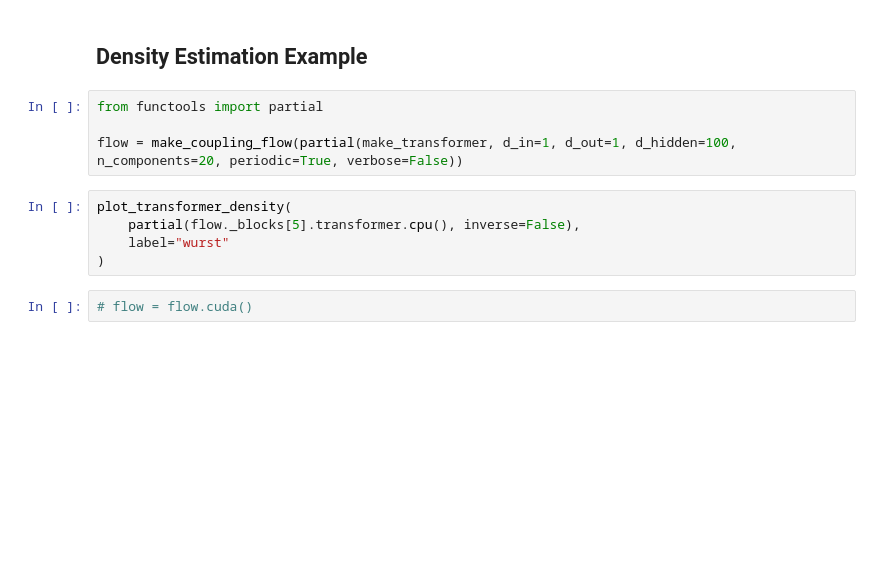
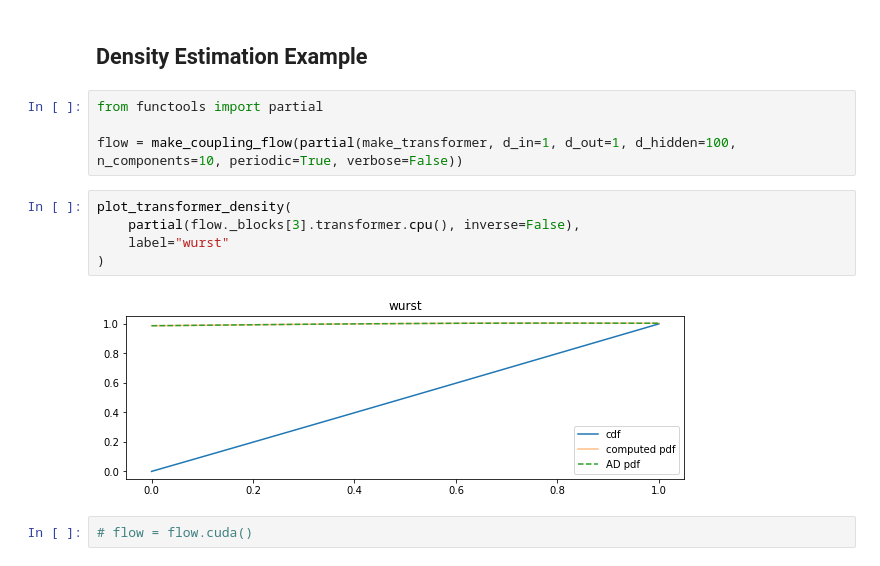
Before and after one commit to noegroup/bgflow, a Jupyter notebook: notebooks/compact/compact.ipynb, the cells around one changed output. Cells and saved outputs as stored; diff of their text form; blank space fills up the shorter version.

```diff
--- a/notebooks/compact/compact.ipynb
+++ b/notebooks/compact/compact.ipynb
@@ -329,12 +352,14 @@ y__, _ = t(x, y_, inverse=True)
 # %%
 from functools import partial
 
-flow = make_coupling_flow(partial(make_transformer, d_in=1, d_out=1, d_hidden=100, n_components=20, periodic=True, verbose=False))
+flow = make_coupling_flow(partial(make_transformer, d_in=1, d_out=1, d_hidden=100, n_components=10, periodic=True, verbose=False))
 # %%
 plot_transformer_density(
-    partial(flow._blocks[5].transformer.cpu(), inverse=False),
+    partial(flow._blocks[3].transformer.cpu(), inverse=False),
     label="wurst"
 )
+# %% [output]
+[figure, added]
 # %%
 # flow = flow.cuda()
 # %%
```
Also changed, not shown: parts of 10 cells of this notebook, 2 other files.
